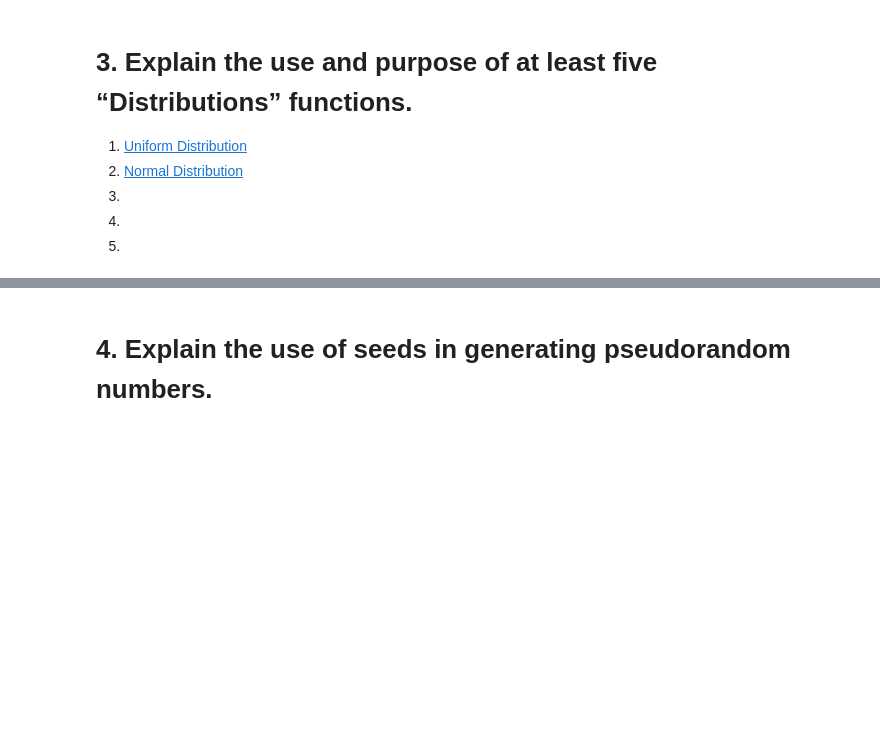
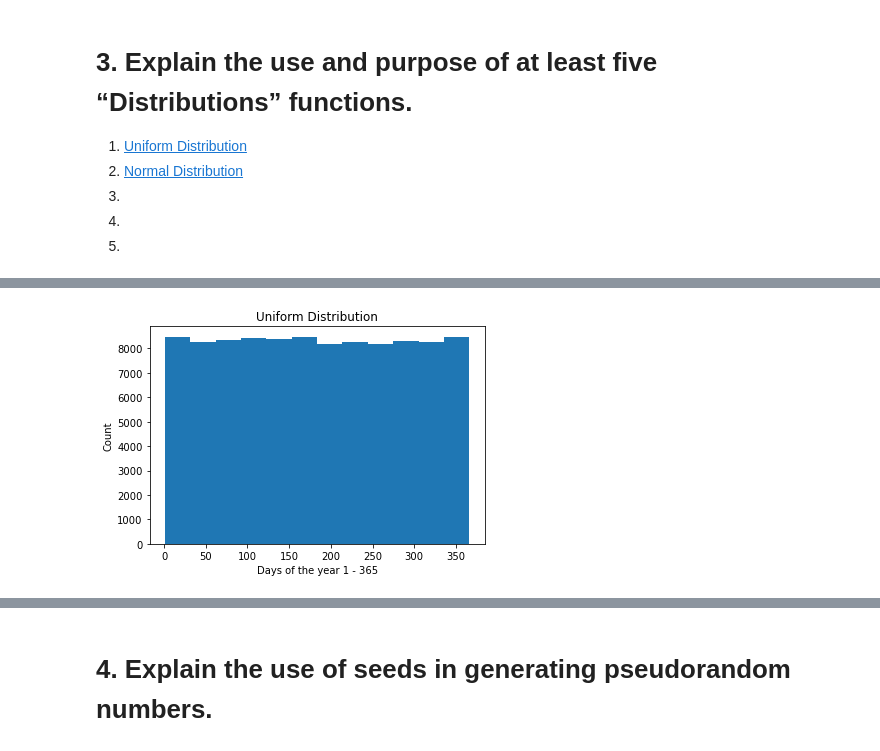
Before and after one commit to DPR-droid/2021_11_Programming-for-Data-Analysis-Assignment-2021, a Jupyter notebook: numpy-random.ipynb, the cells around one changed output, grey strips where cells are left out. Saved outputs shown, nothing was run; the diff lists cells and outputs as text; code cells hidden in the pictures; blank space fills up the shorter version.

```diff
--- a/numpy-random.ipynb
+++ b/numpy-random.ipynb
@@ -318,0 +316,18 @@ Output totals to identify the highest probable outcome when throwning two dice
+# %%
+# Example 5
+import matplotlib.pyplot as plt
+
+rng = np.random.default_rng()
+
+# Set the uniform paramters
+# 1, 366 = 365 days of the year
+# Asking 10000 random strangers What day they were born on?
+birthday = rng.uniform(1,366,100000)
+
+plt.xlabel('Days of the year 1 - 365')
+plt.ylabel('Count')
+plt.title('Uniform Distribution')
+
+count, bins, ignored = plt.hist(birthday, 12, density=False)
+# %% [output]
+[figure, added]
```
Also changed, not shown: parts of 12 cells of this notebook.
